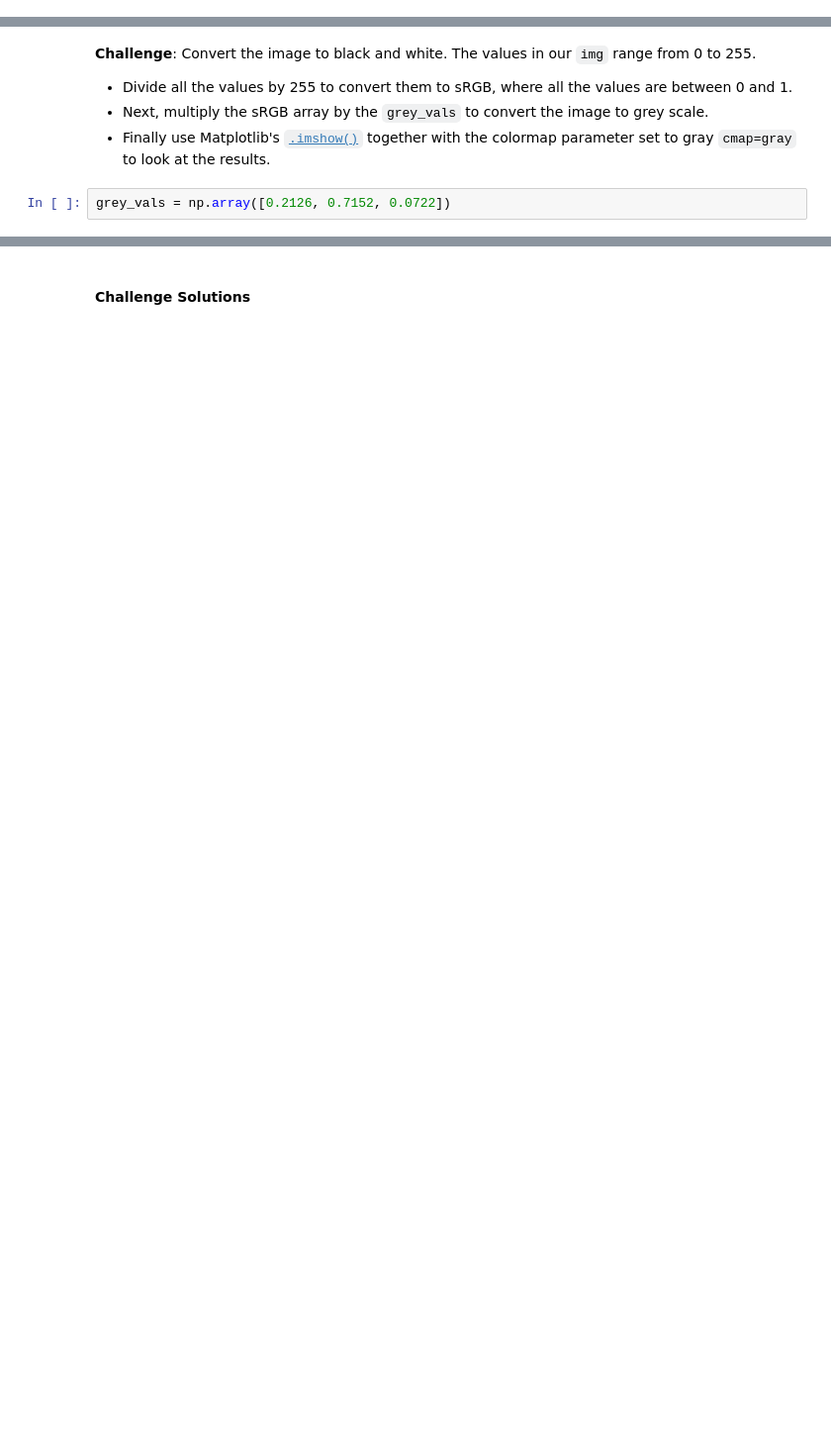
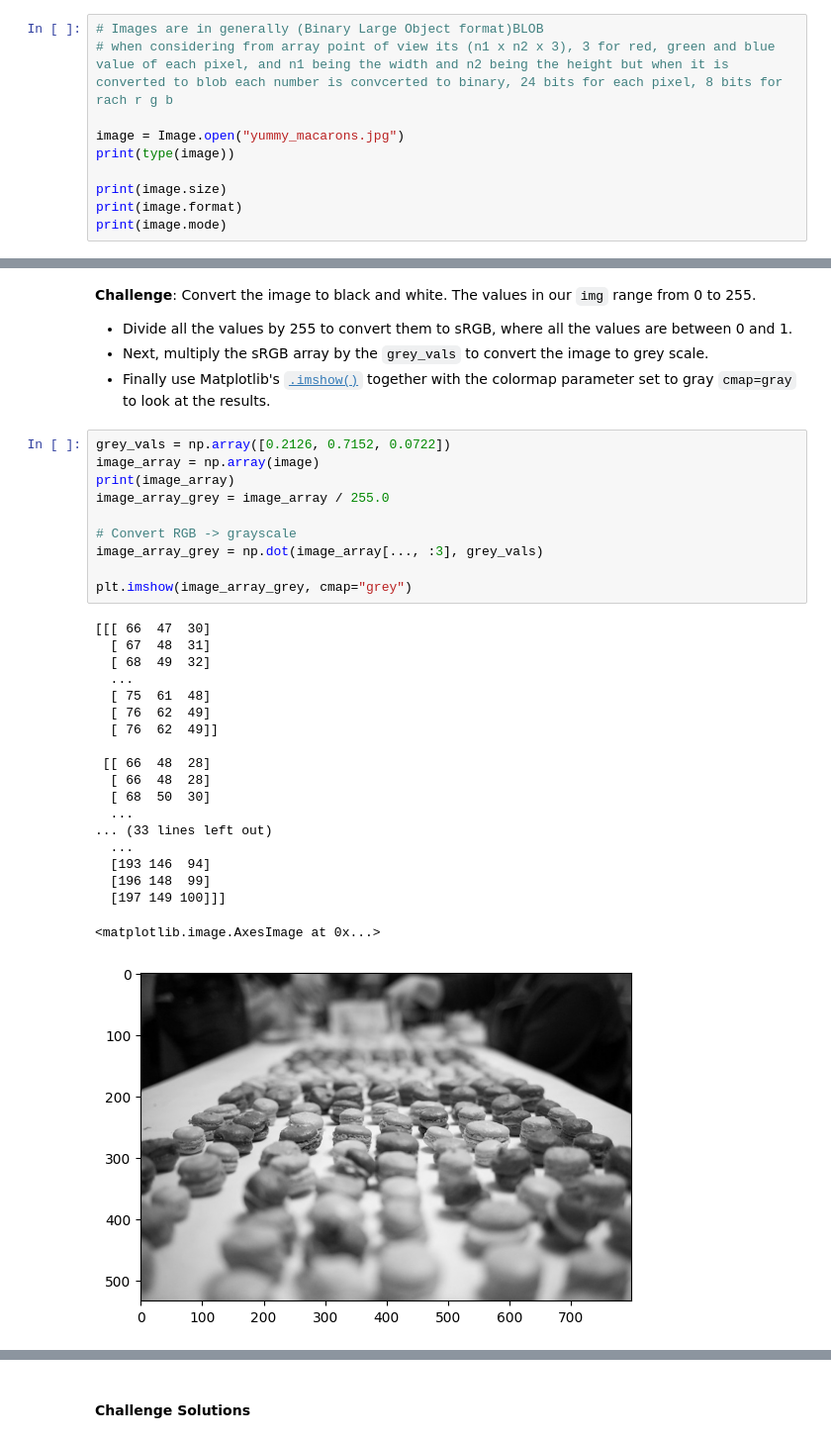
Before and after one commit to Aman88600/100-days-of-code, a Jupyter notebook: Day_77/Computation+with+NumPy+(start)/Computation with NumPy (start)/Computation_with_NumPy_and_N_Dimensional_Arrays_(start).ipynb, the cells around one changed output, grey strips where cells are left out. Shown at 99% size. Cells and saved outputs as stored; diff of their text form; blank space fills up the shorter version.

```diff
--- a/Day_77/Computation+with+NumPy+(start)/Computation with NumPy (start)/Computation_with_NumPy_and_N_Dimensional_Arrays_(start).ipynb
+++ b/Day_77/Computation+with+NumPy+(start)/Computation with NumPy (start)/Computation_with_NumPy_and_N_Dimensional_Arrays_(start).ipynb
@@ -284,3 +292,13 @@ Dimensions of result: (4x2)*(2x3)=(4x3)
 # Manipulating Images as ndarrays
 # %% [markdown]
 **Challenge**: What is the data type of `img`? Also, what is the shape of `img` and how many dimensions does it have? What is the resolution of the image?
+# %%
+# Images are in generally (Binary Large Object format)BLOB
+# when considering from array point of view its (n1 x n2 x 3), 3 for red, green and blue value of each pixel, and n1 being the width and n2 being the height but when it is converted to blob each number is convcerted to binary, 24 bits for each pixel, 8 bits for rach r g b
+
+image = Image.open("yummy_macarons.jpg")
+print(type(image))
+
+print(image.size)
+print(image.format)
+print(image.mode)
@@ -289,8 +312,36 @@ Dimensions of result: (4x2)*(2x3)=(4x3)
 * Divide all the values by 255 to convert them to sRGB, where all the values are between 0 and 1.
 * Next, multiply the sRGB array by the `grey_vals` to convert the image to grey scale.
 * Finally use Matplotlib's [`.imshow()`](https://matplotlib.org/3.1.1/api/_as_gen/matplotlib.pyplot.imshow.html) together with the colormap parameter set to gray `cmap=gray` to look at the results.
-# %%
-grey_vals = np.array([0.2126, 0.7152, 0.0722])
+# %%
+grey_vals = np.array([0.2126, 0.7152, 0.0722])
+image_array = np.array(image)
+print(image_array)
+image_array_grey = image_array / 255.0
+
+# Convert RGB -> grayscale
+image_array_grey = np.dot(image_array[..., :3], grey_vals)
+
+plt.imshow(image_array_grey, cmap="grey")
+# %% [output]
+[[[ 66  47  30]
+  [ 67  48  31]
+  [ 68  49  32]
+  ...
+  [ 75  61  48]
+  [ 76  62  49]
+  [ 76  62  49]]
+
+ [[ 66  48  28]
+  [ 66  48  28]
+  [ 68  50  30]
+  ...
+... (33 lines left out)
+  ...
+  [193 146  94]
+  [196 148  99]
+  [197 149 100]]]
+<matplotlib.image.AxesImage at 0x...>
+[figure, added]
 # %% [markdown]
 **Challenge**: Can you manipulate the images by doing some operations on the underlying ndarrays? See if you can change the values in the ndarray so that:
 
```
Also changed, not shown: parts of 5 cells of this notebook.
